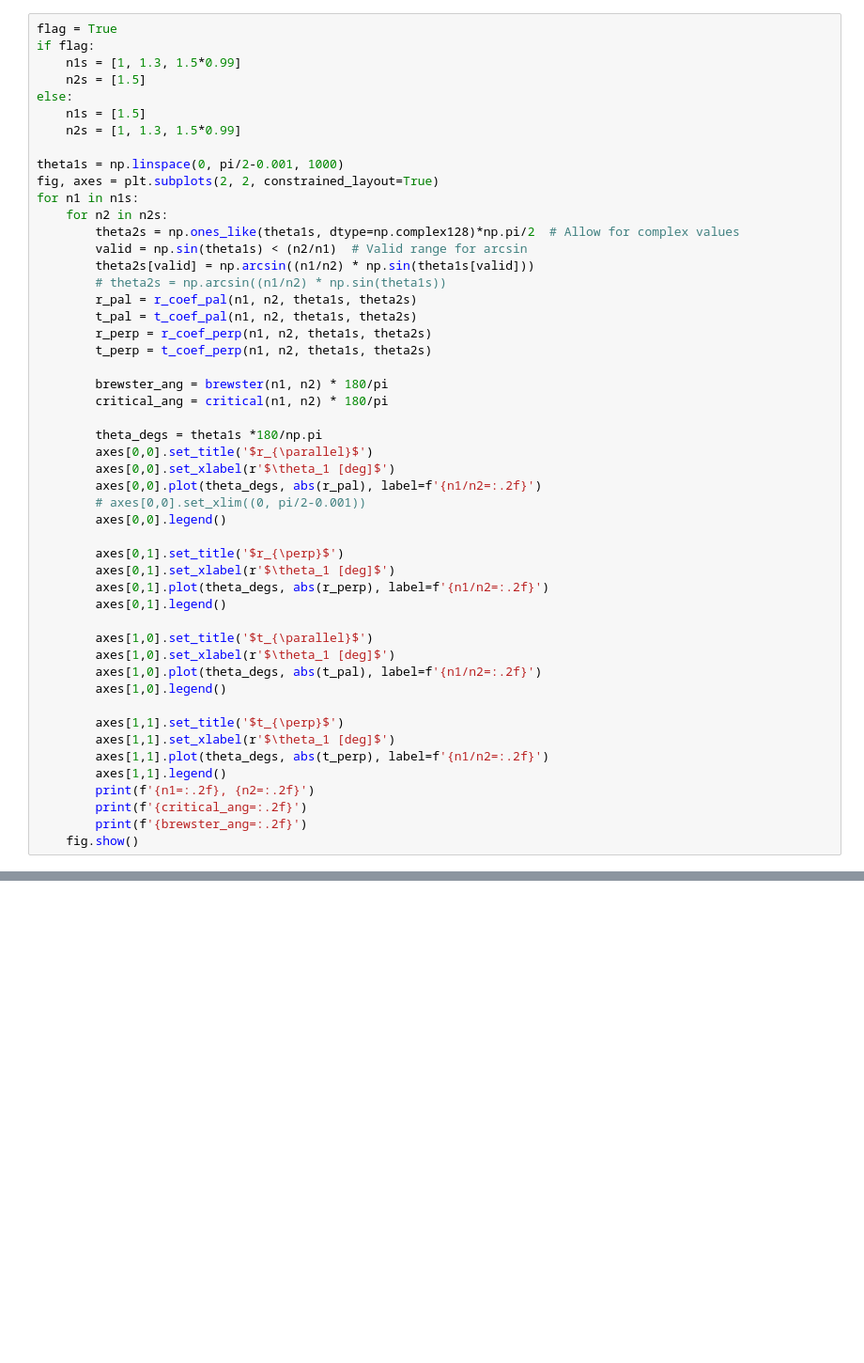
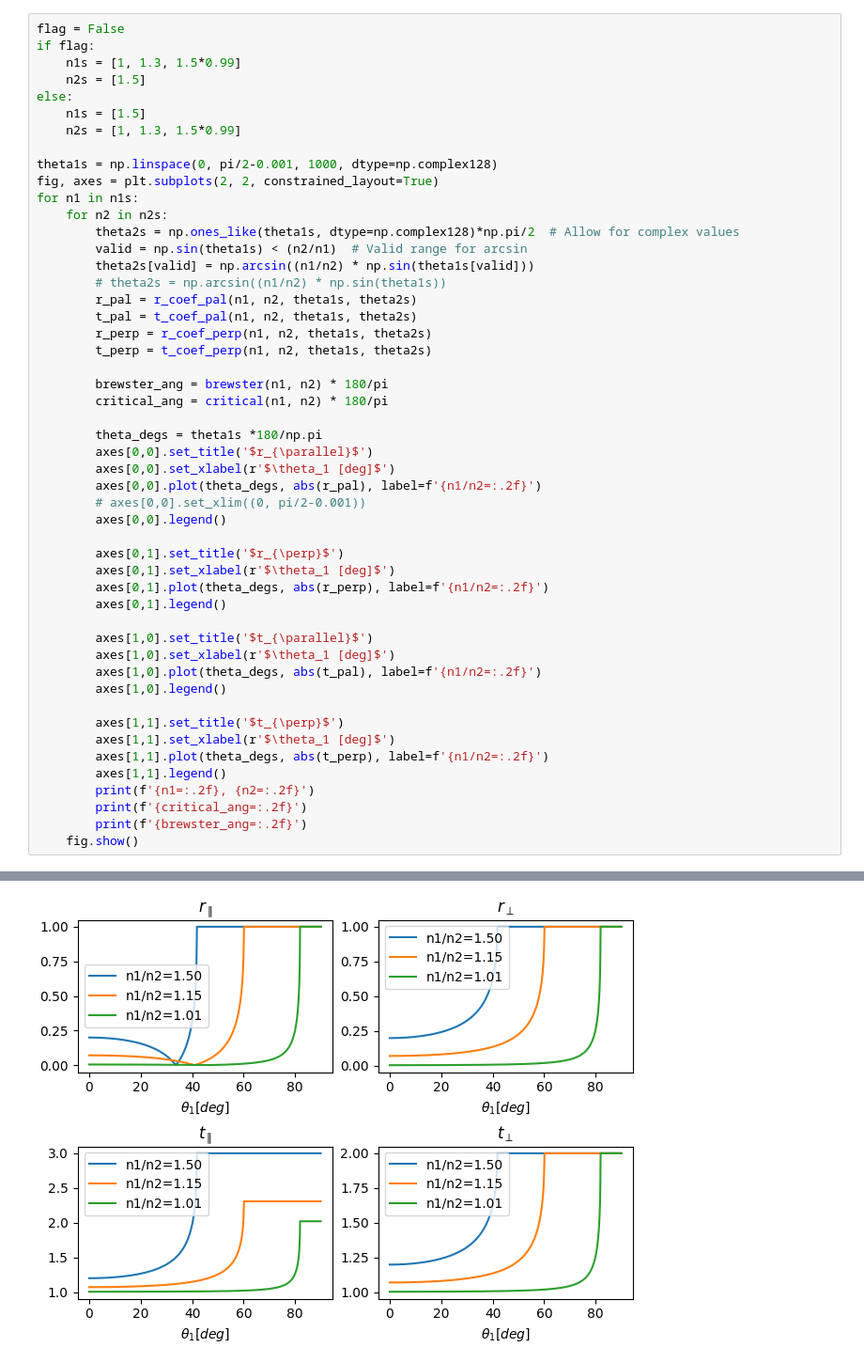
Before and after one commit to rubiaek/waveguides_excs, a Jupyter notebook: sol5.ipynb, the cells around one changed output, grey strips where cells are left out. Shown at 94% size. Saved outputs shown, nothing was run; the diff lists cells and outputs as text; blank space fills up the shorter version.

```diff
--- a/sol5.ipynb
+++ b/sol5.ipynb
@@ -26,5 +26,5 @@ def t_coef_perp(n1, n2, t1, t2):
 # %%
-flag = True
+flag = False
 if flag:
     n1s = [1, 1.3, 1.5*0.99]
     n2s = [1.5]
@@ -32,7 +32,7 @@ else:
     n1s = [1.5]
     n2s = [1, 1.3, 1.5*0.99]
 
-theta1s = np.linspace(0, pi/2-0.001, 1000)
+theta1s = np.linspace(0, pi/2-0.001, 1000, dtype=np.complex128)
 fig, axes = plt.subplots(2, 2, constrained_layout=True)
 for n1 in n1s:
     for n2 in n2s:
@@ -85,0 +86 @@ brewster_ang=45.29
+[figure, added]
```
Also changed, not shown: parts of 8 cells of this notebook.
